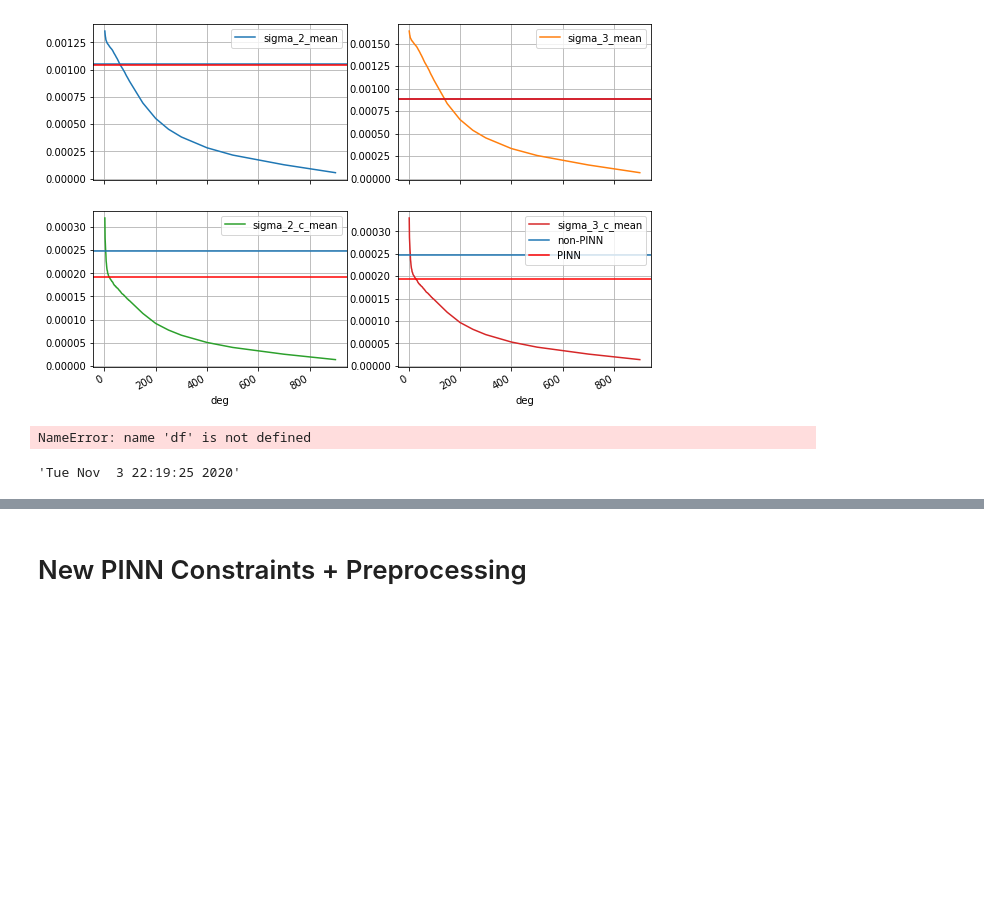
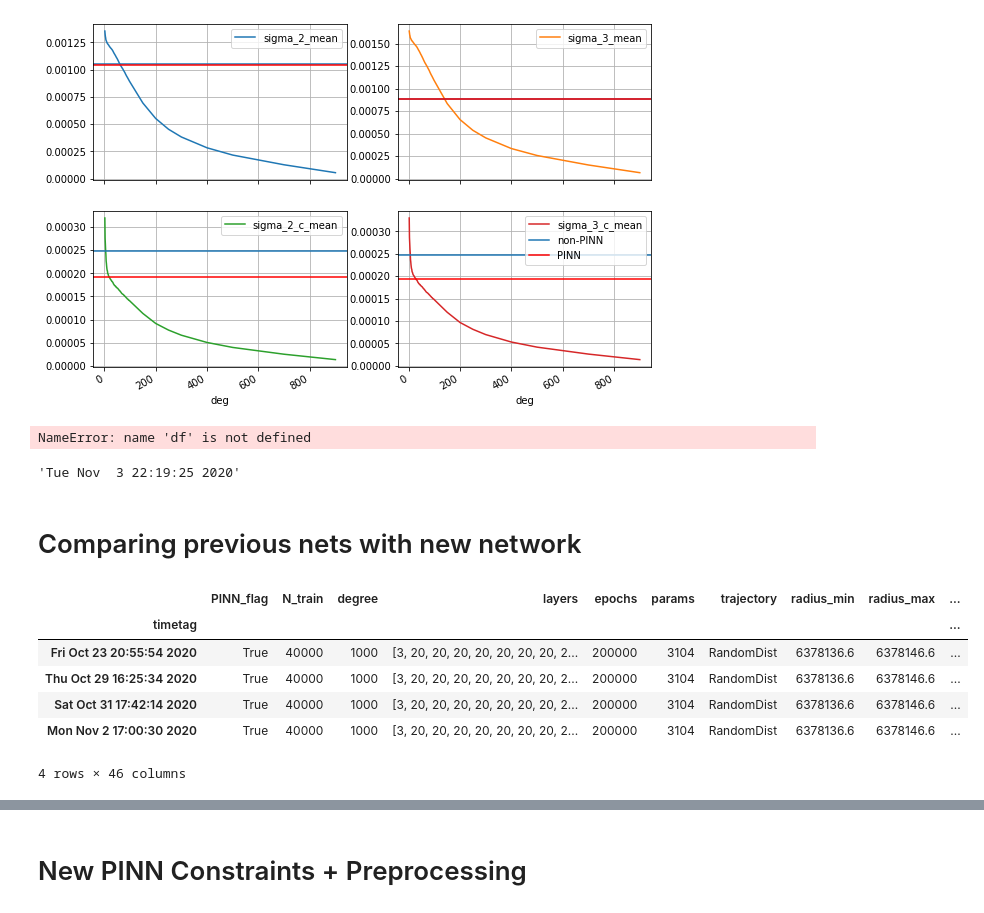
Before and after one commit to MartinAstro/GravNN, a Jupyter notebook: Scripts/Notebooks/baseline_world.ipynb, the cells around one changed output, grey strips where cells are left out. Cells and saved outputs as stored; diff of their text form; code cells hidden in the pictures; blank space fills up the shorter version.

```diff
--- a/Scripts/Notebooks/baseline_world.ipynb
+++ b/Scripts/Notebooks/baseline_world.ipynb
@@ -108,3 +108,16 @@ NameError: name 'df' is not defined
 nn_df[nn_df['N_train'] == 40000][nn_df['PINN_flag'] == True][nn_df['epochs'] == 200000].iloc[-1].name
 # %% [output]
 'Tue Nov  3 22:19:25 2020'
+# %% [markdown]
+# Comparing previous nets with new network
+# %%
+nn_df[nn_df['trajectory']=='RandomDist'][nn_df['PINN_flag'] == True][nn_df['epochs'] == 200000][nn_df['params'] == 3104][nn_df['N_train'] == 40000][nn_df['acc_noise'] == 0.0][nn_df['deg_removed']==2]
+#nn_df.iloc[0]
+# %% [output]
+|  | PINN_flag | N_train | degree | layers | epochs | params | trajectory | radius_min | radius_max | ... |
+| timetag |  |  |  |  |  |  |  |  |  | ... |
+| Fri Oct 23 20:55:54 2020 | True | 40000 | 1000 | [3, 20, 20, 20, 20, 20, 20, 20, 2... | 200000 | 3104 | RandomDist | 6378136.6 | 6378146.6 | ... |
+| Thu Oct 29 16:25:34 2020 | True | 40000 | 1000 | [3, 20, 20, 20, 20, 20, 20, 20, 2... | 200000 | 3104 | RandomDist | 6378136.6 | 6378146.6 | ... |
+| Sat Oct 31 17:42:14 2020 | True | 40000 | 1000 | [3, 20, 20, 20, 20, 20, 20, 20, 2... | 200000 | 3104 | RandomDist | 6378136.6 | 6378146.6 | ... |
+| Mon Nov 2 17:00:30 2020 | True | 40000 | 1000 | [3, 20, 20, 20, 20, 20, 20, 20, 2... | 200000 | 3104 | RandomDist | 6378136.6 | 6378146.6 | ... |
+4 rows × 46 columns
```
Also changed, not shown: parts of 6 cells of this notebook, 52 other files.
